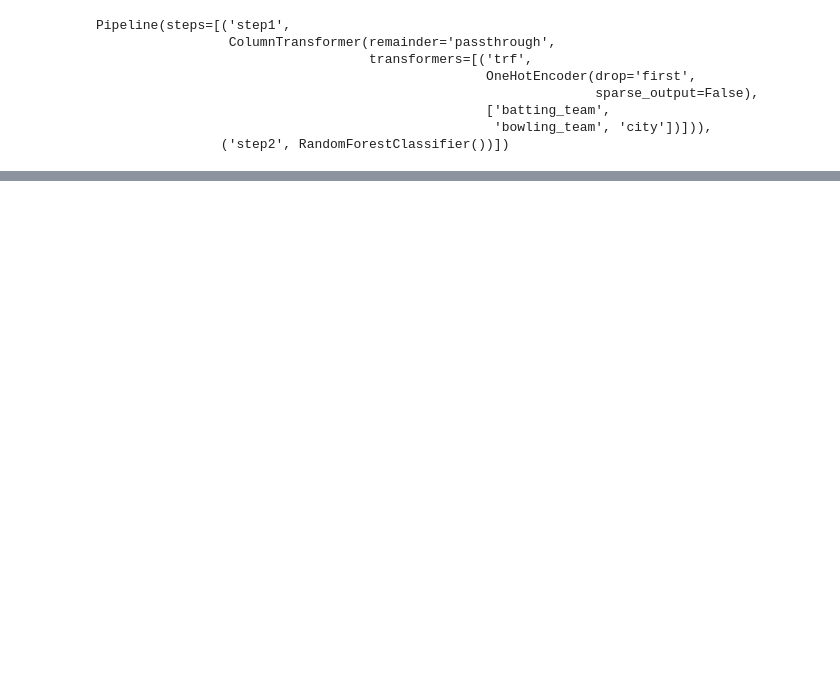
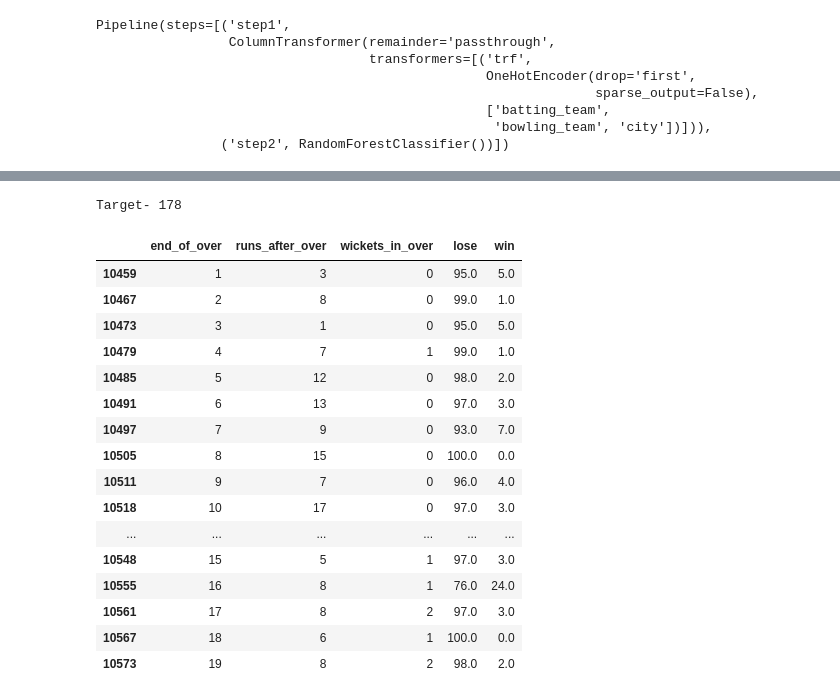
Before and after one commit to Angel-dash/Crck_pred, a Jupyter notebook: CrickPred.ipynb, the cells around one changed output, grey strips where cells are left out. Cells and saved outputs as stored; diff of their text form; code cells hidden in the pictures; blank space fills up the shorter version.

```diff
--- a/CrickPred.ipynb
+++ b/CrickPred.ipynb
@@ -455,0 +529,22 @@ The result of 49th game  is [1. 0.]
+# %%
+temp_df1,target = match_progression(delivery_df,74,pipe2)
+temp_df1
+# %% [output]
+Target- 178
+|  | end_of_over | runs_after_over | wickets_in_over | lose | win |
+| 10459 | 1 | 3 | 0 | 95.0 | 5.0 |
+| 10467 | 2 | 8 | 0 | 99.0 | 1.0 |
+| 10473 | 3 | 1 | 0 | 95.0 | 5.0 |
+| 10479 | 4 | 7 | 1 | 99.0 | 1.0 |
+| 10485 | 5 | 12 | 0 | 98.0 | 2.0 |
+| 10491 | 6 | 13 | 0 | 97.0 | 3.0 |
+| 10497 | 7 | 9 | 0 | 93.0 | 7.0 |
+| 10505 | 8 | 15 | 0 | 100.0 | 0.0 |
+| 10511 | 9 | 7 | 0 | 96.0 | 4.0 |
+| 10518 | 10 | 17 | 0 | 97.0 | 3.0 |
+| ... | ... | ... | ... | ... | ... |
+| 10548 | 15 | 5 | 1 | 97.0 | 3.0 |
+| 10555 | 16 | 8 | 1 | 76.0 | 24.0 |
+| 10561 | 17 | 8 | 2 | 97.0 | 3.0 |
+| 10567 | 18 | 6 | 1 | 100.0 | 0.0 |
+| 10573 | 19 | 8 | 2 | 98.0 | 2.0 |
```
Also changed, not shown: parts of 15 cells of this notebook.
